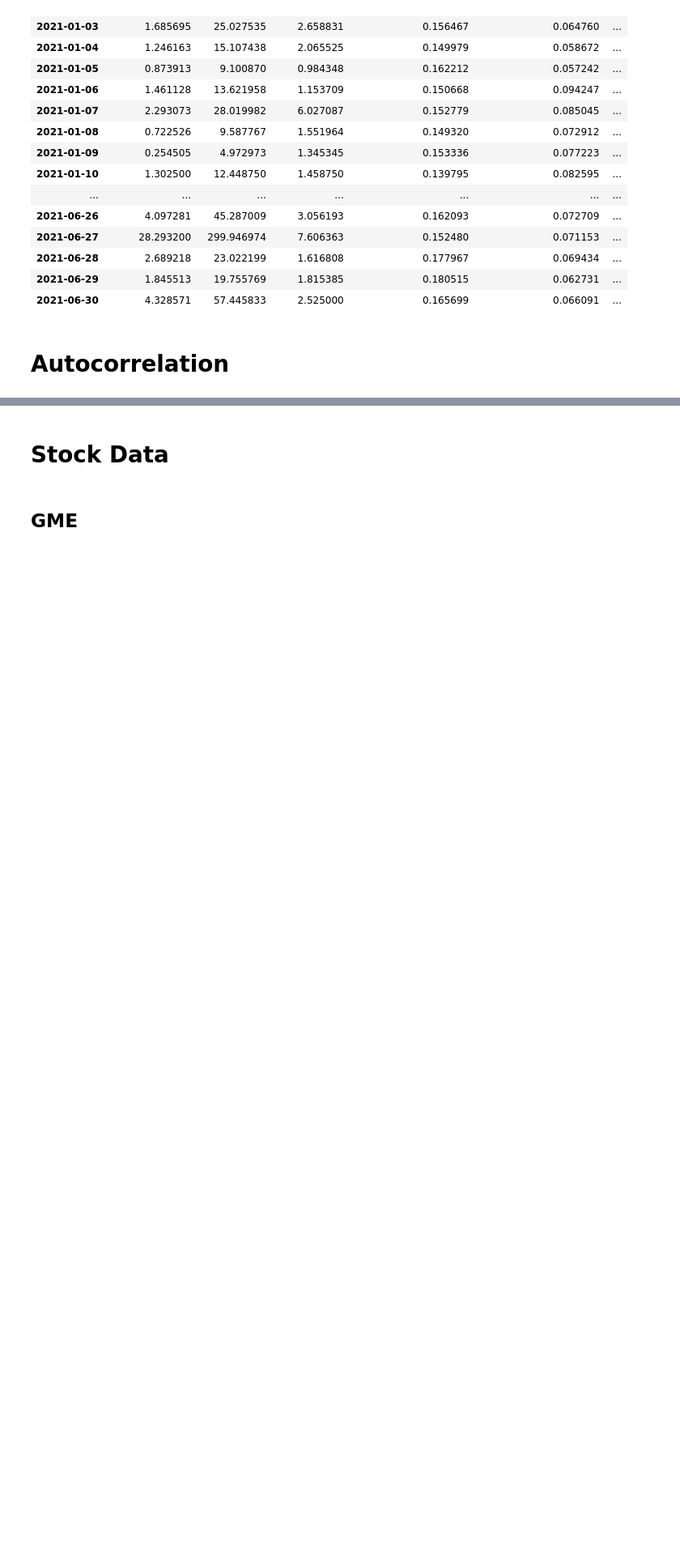
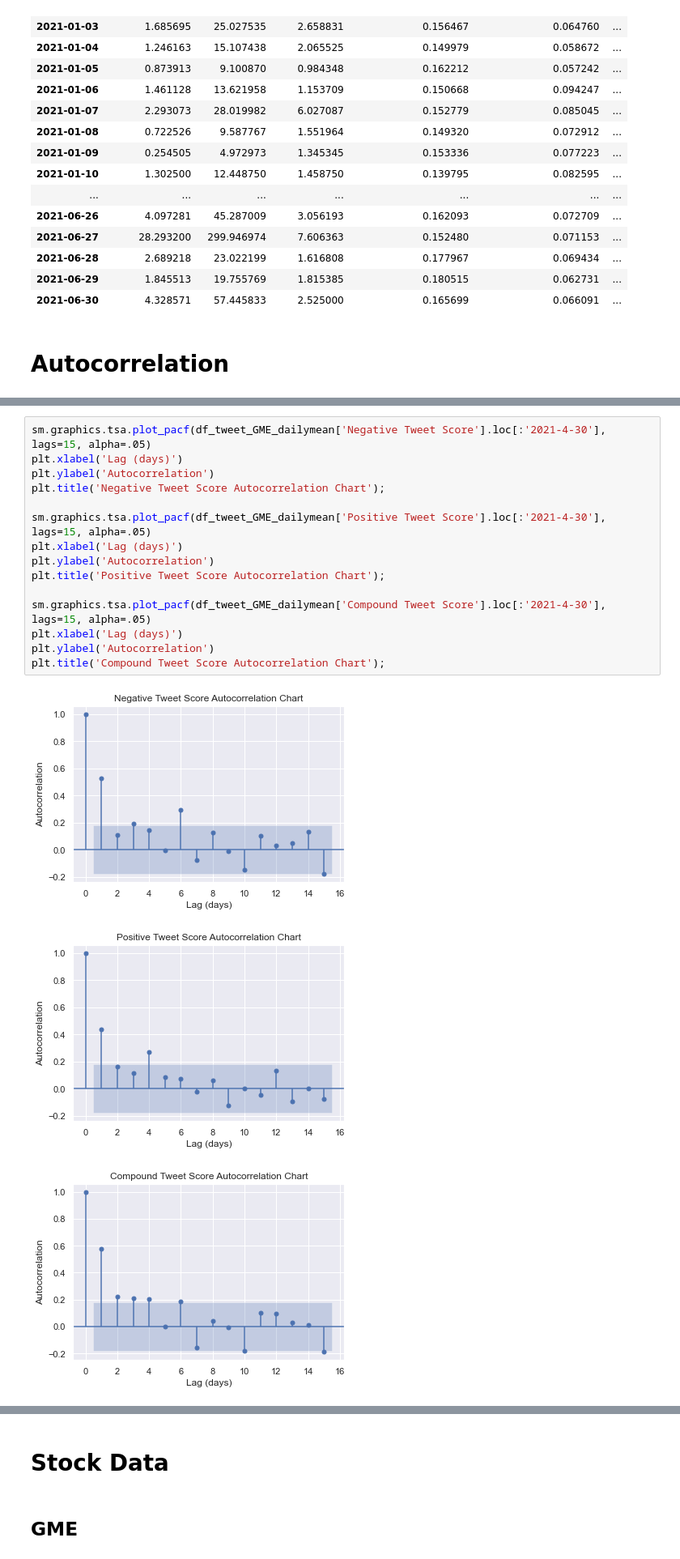
Before and after one commit to daanishali921/twitter_sentiment_stock_trend_predictor, a Jupyter notebook: scrap_book.ipynb, the cells around one changed output, grey strips where cells are left out. Shown: that part at 81% size. Saved outputs shown, nothing was run; the diff lists cells and outputs as text; blank space fills up the shorter version.

```diff
--- a/scrap_book.ipynb
+++ b/scrap_book.ipynb
@@ -327,0 +354,19 @@ plt.xlabel('Lag (days)');
+# %%
+sm.graphics.tsa.plot_pacf(df_tweet_GME_dailymean['Negative Tweet Score'].loc[:'2021-4-30'], lags=15, alpha=.05)
+plt.xlabel('Lag (days)')
+plt.ylabel('Autocorrelation')
+plt.title('Negative Tweet Score Autocorrelation Chart');
+
+sm.graphics.tsa.plot_pacf(df_tweet_GME_dailymean['Positive Tweet Score'].loc[:'2021-4-30'], lags=15, alpha=.05)
+plt.xlabel('Lag (days)')
+plt.ylabel('Autocorrelation')
+plt.title('Positive Tweet Score Autocorrelation Chart');
+
+sm.graphics.tsa.plot_pacf(df_tweet_GME_dailymean['Compound Tweet Score'].loc[:'2021-4-30'], lags=15, alpha=.05)
+plt.xlabel('Lag (days)')
+plt.ylabel('Autocorrelation')
+plt.title('Compound Tweet Score Autocorrelation Chart');
+# %% [output]
+[figure, added]
+[figure, added]
+[figure, added]
```
Also changed, not shown: parts of 38 cells of this notebook, 1 other file.
